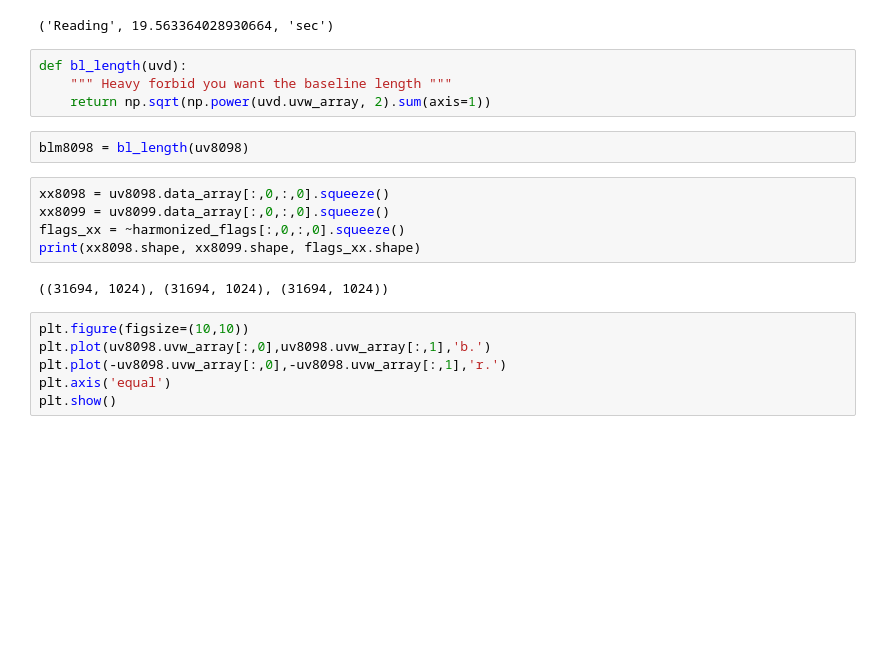
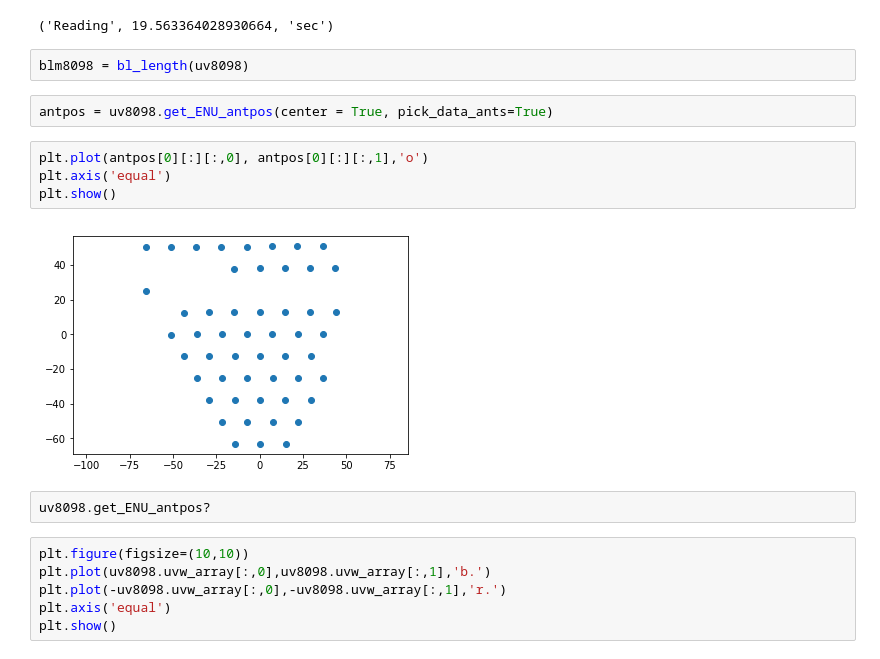
Before and after one commit to UPennEoR/plimpy, a Jupyter notebook: PolarizedMosaics/PSF_from_uvdata.ipynb, the cells around one changed output. Drawn from its saved outputs; the diff is of its cells as text; blank space fills up the shorter version.

```diff
--- a/PolarizedMosaics/PSF_from_uvdata.ipynb
+++ b/PolarizedMosaics/PSF_from_uvdata.ipynb
@@ -24,19 +42,18 @@ uv8099.read(path+'zen.2458099.010601_011009.calibrated.HH.uvfits')
 timer.stop('Reading')
 # %% [output]
 ('Reading', 19.563364028930664, 'sec')
-# %%
-def bl_length(uvd):
-    """ Heavy forbid you want the baseline length """
-    return np.sqrt(np.power(uvd.uvw_array, 2).sum(axis=1))
 # %%
 blm8098 = bl_length(uv8098)
-# %%
-xx8098 = uv8098.data_array[:,0,:,0].squeeze()
-xx8099 = uv8099.data_array[:,0,:,0].squeeze()
-flags_xx = ~harmonized_flags[:,0,:,0].squeeze()
-print(xx8098.shape, xx8099.shape, flags_xx.shape)
-# %% [output]
-((31694, 1024), (31694, 1024), (31694, 1024))
+# %%
+antpos = uv8098.get_ENU_antpos(center = True, pick_data_ants=True)
+# %%
+plt.plot(antpos[0][:][:,0], antpos[0][:][:,1],'o')
+plt.axis('equal')
+plt.show()
+# %% [output]
+[figure, added]
+# %%
+uv8098.get_ENU_antpos?
 # %%
 plt.figure(figsize=(10,10))
 plt.plot(uv8098.uvw_array[:,0],uv8098.uvw_array[:,1],'b.')
```
Also changed, not shown: parts of 8 cells of this notebook, 1 other file.
